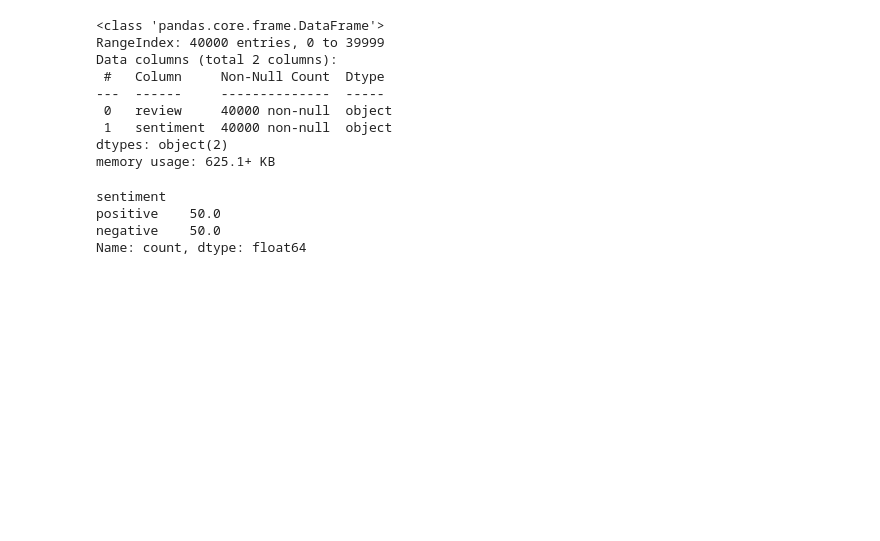
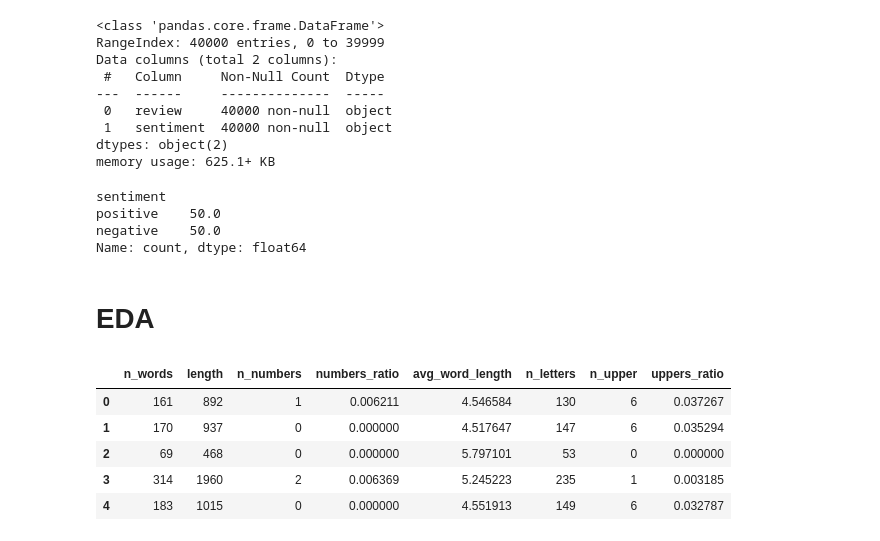
Before and after one commit to VasyaR/EPAM_AI_Course_0824, a Jupyter notebook: Homework_6/EPAM_Course_AI_0824_homework6_RV.ipynb, the cells around one changed output. Drawn from its saved outputs; the diff is of its cells as text; code cells hidden in the pictures; blank space fills up the shorter version.

```diff
--- a/Homework_6/EPAM_Course_AI_0824_homework6_RV.ipynb
+++ b/Homework_6/EPAM_Course_AI_0824_homework6_RV.ipynb
@@ -66,3 +82,24 @@ sentiment
 positive    50.0
 negative    50.0
 Name: count, dtype: float64
+# %% [markdown]
+# EDA
+# %%
+# Collect stats from the dataset. Manually, beacuse scripts.utils is not working :(
+text_stats = pd.DataFrame()
+text_stats['n_words'] = train['review'].apply(lambda x: len(str(x).split()))
+text_stats['length'] = train['review'].apply(lambda x: len(str(x)))
+text_stats['n_numbers'] = train['review'].apply(lambda x: len([x for x in x.split() if x.isdigit()]))
+text_stats['numbers_ratio'] = text_stats['n_numbers'] / text_stats['n_words']
+text_stats['avg_word_length'] = train['review'].apply(lambda x: np.mean([len(word) for word in x.split()]))
+text_stats['n_letters'] = train['review'].apply(lambda x: len([x for x in x.split() if x.isalpha()]))
+text_stats['n_upper'] = train['review'].apply(lambda x: len([x for x in x.split() if x.isupper()]))
+text_stats['uppers_ratio'] = text_stats['n_upper'] / text_stats['n_words']
+text_stats.head()
+# %% [output]
+|  | n_words | length | n_numbers | numbers_ratio | avg_word_length | n_letters | n_upper | uppers_ratio |
+| 0 | 161 | 892 | 1 | 0.006211 | 4.546584 | 130 | 6 | 0.037267 |
+| 1 | 170 | 937 | 0 | 0.000000 | 4.517647 | 147 | 6 | 0.035294 |
+| 2 | 69 | 468 | 0 | 0.000000 | 5.797101 | 53 | 0 | 0.000000 |
+| 3 | 314 | 1960 | 2 | 0.006369 | 5.245223 | 235 | 1 | 0.003185 |
+| 4 | 183 | 1015 | 0 | 0.000000 | 4.551913 | 149 | 6 | 0.032787 |
```
Also changed, not shown: parts of 20 cells of this notebook, 1 other file.
